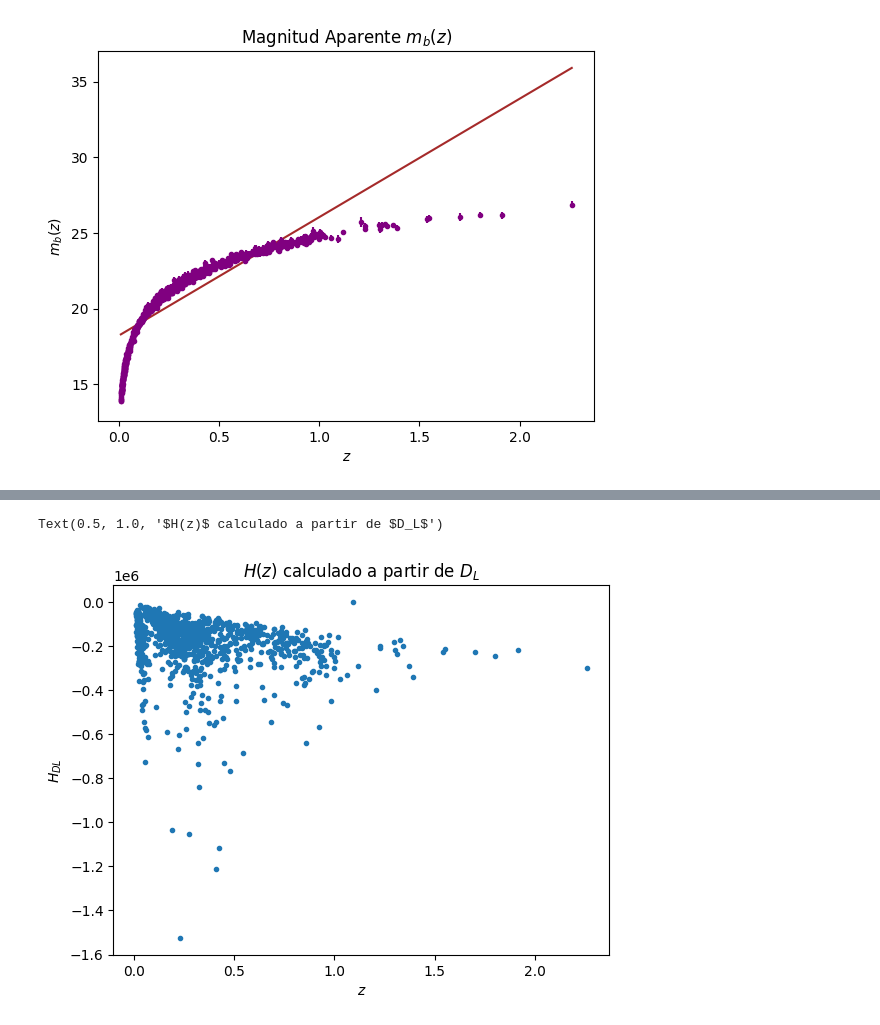
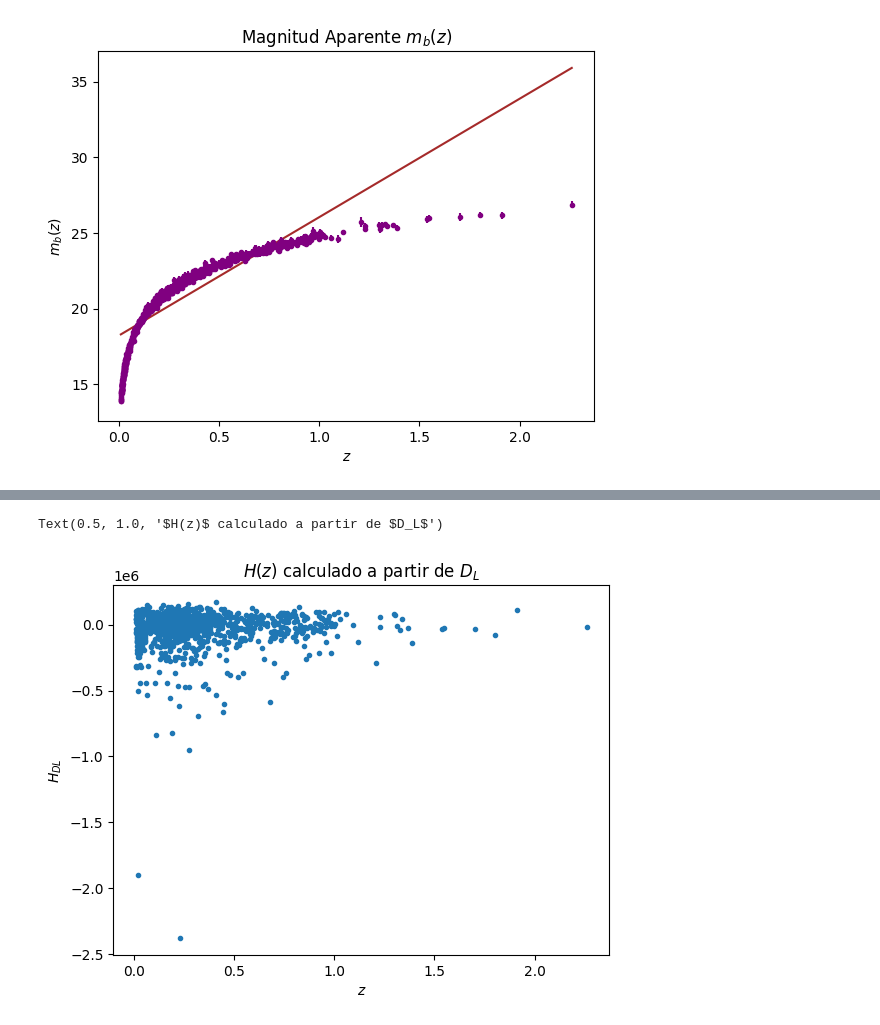
Before and after one commit to XimePS/Practica-DFI, a Jupyter notebook: código práctica dfi.ipynb, the cells around one changed output, grey strips where cells are left out. Cells and saved outputs as stored; diff of their text form; code cells hidden in the pictures.

```diff
--- a/código práctica dfi.ipynb
+++ b/código práctica dfi.ipynb
@@ -122,14 +142,15 @@ Para cada $z$ calculamos la integral de 0 hasta ese $z$. Por lo tanto, los valor
 # %%
 E = np.zeros(len(H))
+integral = np.zeros(len(H))
+
+c = 3e8
 H_0 = 72
-integral = np.zeros(len(H))
-c = 3e8
 
 for i in range(len(H)):
     E[i] = H[i]/H_0
 
 for i in range(len(H)):
-    integral[i] = (z[i] - 0)*(1/E[i] + 1) / 2
+    integral[i] = (z[i] - 0)*(1/E[i] + 1/E[0]) / 2
 
 
 D_LH = np.zeros(len(H))
@@ -272,20 +320,25 @@ Encontrar $H(z)$ a partir de la relación: $$H(z) = c(\frac{d}{dz}\frac{D_L(z)}{
 # %%
 f = np.zeros(len(D_L))
 derivada = np.zeros(len(D_L))
 H_DL = np.zeros(len(D_L))
-c = 3*(10**8)
+
+c = 3e8
 
 for i in range(len(D_L)-1):
     f[i] = D_L[i]/(1+z_cmb[i])
-    derivada[i] = (f[i+1] - f[i-1])/(2*z_cmb[i])
+    derivada[i] = (f[i+1] - f[i-1])/(2*(z_cmb[i+1] - z_cmb[i-1]))
 
 for i in range(len(D_L)-1):
     H_DL[i] = c*(1/derivada[i])
+
+#for i in range(len(D_L) - 1):
+#   if H_DL[i] > 4e6:
+#      H_DL[i] = 0
 
 plt.plot(z_cmb, H_DL, '.')
 plt.ylabel('$H_{DL}$')
 plt.xlabel('$z$')
 plt.title('$H(z)$ calculado a partir de $D_L$')
 # %% [output]
 Text(0.5, 1.0, '$H(z)$ calculado a partir de $D_L$')
-[figure, old version]
+[figure, new version]
```
Also changed, not shown: parts of 14 cells of this notebook.
